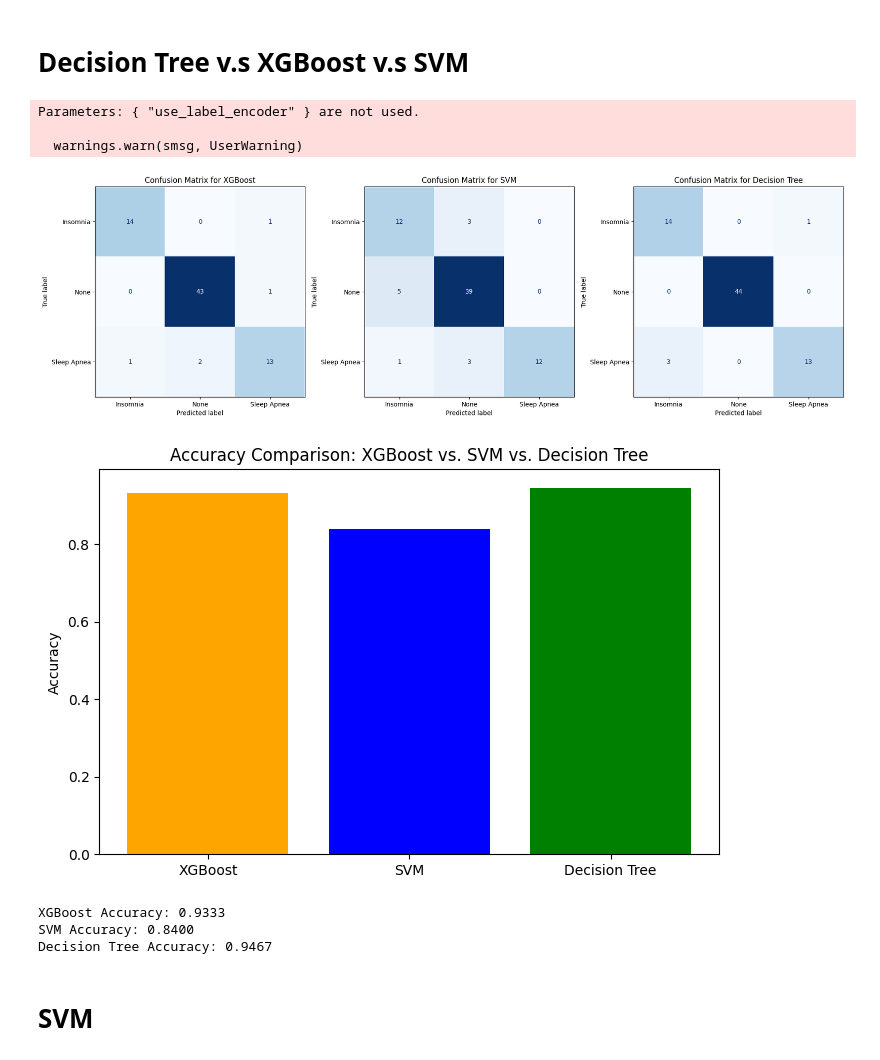
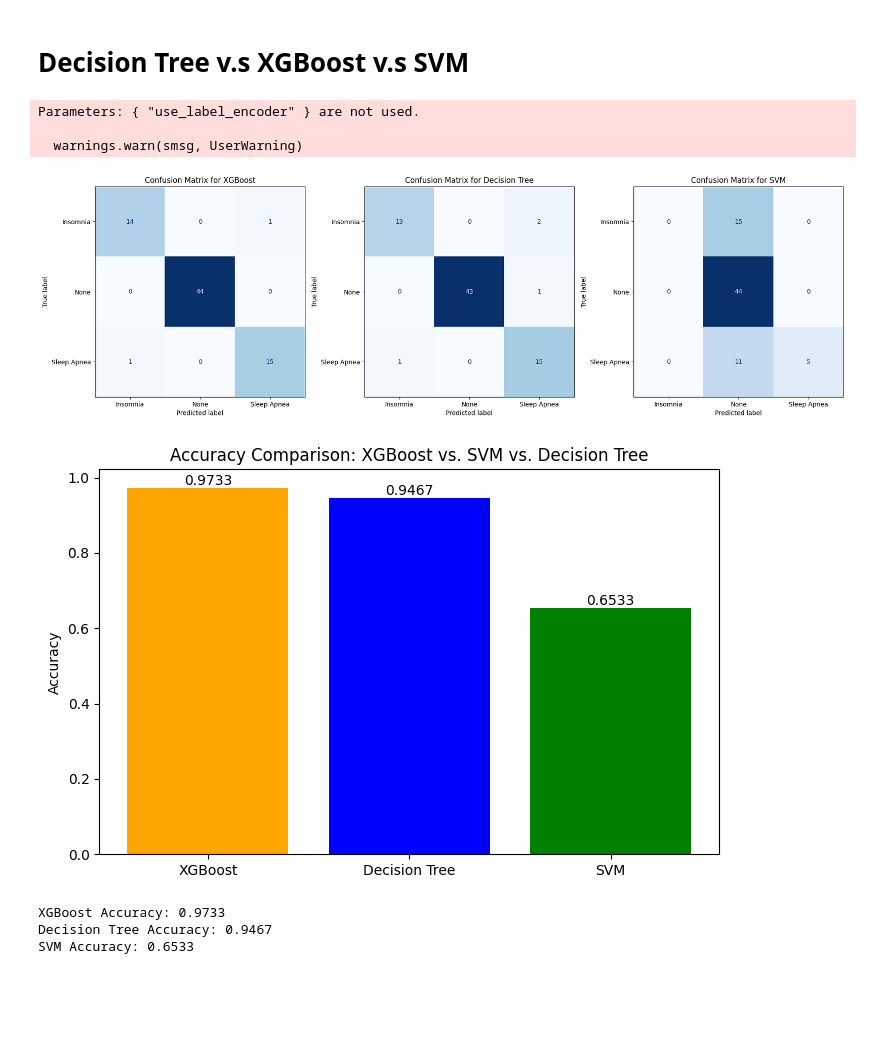
Before and after one commit to JiaLong0209/tku-113-1-statistics-report, a Jupyter notebook: machine_learning.ipynb, the cells around one changed output. Drawn from its saved outputs; the diff is of its cells as text; code cells hidden in the pictures; blank space fills up the shorter version.

Commit message:
Compare model accuracy with and without feature engineering

```diff
--- a/machine_learning.ipynb
+++ b/machine_learning.ipynb
@@ -349,11 +418,12 @@ poly = PolynomialFeatures(degree=2, interaction_only=True, include_bias=False)
 X_poly = poly.fit_transform(X)
 
 # Perform PCA for feature reduction (optional step to handle high-dimensional data)
-pca = PCA(n_components=4)  # Retain original number of features for now
+pca = PCA(n_components=2)  # Retain original number of features for now
 X_pca = pca.fit_transform(X_poly)
+# X_pca = pca.fit_transform(X)
 
 # Re-split the enhanced dataset
-X_train, X_test, y_train, y_test = train_test_split(X_pca, y, test_size=0.2, random_state=42, stratify=y)
+X_train, X_test, y_train, y_test = train_test_split(X_scaled, y, test_size=0.3, random_state=42, stratify=y)
 
 # Train XGBoost with enhanced features
 xgb_model.fit(X_train, y_train)
@@ -381,12 +451,5 @@ for ax, model_name, predictions in zip(
 plt.tight_layout()
 plt.show()
 
-# Bar chart for accuracy comparison
-plt.figure(figsize=(8, 5))
-plt.bar(['XGBoost', 'SVM'], [xgb_accuracy, svm_accuracy], color=['orange', 'blue'])
-plt.ylabel('Accuracy')
-plt.title('Accuracy Comparison: XGBoost vs. SVM')
-plt.show()
-
 xgb_accuracy, svm_accuracy
 # %% [output]
@@ -409,15 +871,15 @@ from sklearn.decomposition import PCA
 from sklearn.model_selection import train_test_split
 
 # Feature Engineering: Add interaction terms
-poly = PolynomialFeatures(degree=3, interaction_only=True, include_bias=False)
-X_poly = poly.fit_transform(X)
+# poly = PolynomialFeatures(degree=1, interaction_only=True, include_bias=False)
+# X_poly = poly.fit_transform(X)
 
-# Perform PCA for dimensionality reduction
-pca = PCA(n_components=4)  # Adjust number of components as needed
-X_pca = pca.fit_transform(X_poly)
+# # Perform PCA for dimensionality reduction
+# pca = PCA(n_components=3)  # Adjust number of components as needed
+# X_pca = pca.fit_transform(X_poly)
 
 # Train-Test Split with enhanced features
-X_train, X_test, y_train, y_test = train_test_split(X_pca, y, test_size=0.2, random_state=42, stratify=y)
+X_train, X_test, y_train, y_test = train_test_split(X, y, test_size=0.2, random_state=42, stratify=y)
 
 # Train XGBoost
 xgb_model = XGBClassifier(use_label_encoder=True, eval_metric='logloss', random_state=42, n_estimators=20, max_depth=4)
@@ -436,41 +898,44 @@ dt_model = DecisionTreeClassifier(random_state=42, max_depth=5)
 dt_model.fit(X_train, y_train)
 dt_predictions = dt_model.predict(X_test)
 dt_accuracy = accuracy_score(y_test, dt_predictions)
 
 # Plot confusion matrices
 fig, axes = plt.subplots(1, 3, figsize=(18, 6))
 
 for ax, model_name, predictions in zip(
     axes,
-    ["XGBoost", "SVM", "Decision Tree"],
-    [xgb_predictions, svm_predictions, dt_predictions]
+    ["XGBoost", "Decision Tree", "SVM"],
+    [xgb_predictions,  dt_predictions, svm_predictions]
 ):
     cm = confusion_matrix(y_test, predictions)
     disp = ConfusionMatrixDisplay(confusion_matrix=cm, display_labels=np.unique(label_encoders["Sleep Disorder"].inverse_transform(y)))
     disp.plot(ax=ax, cmap='Blues', colorbar=False)
     ax.set_title(f"Confusion Matrix for {model_name}")
 
 plt.tight_layout()
 plt.show()
 
 # Accuracy Comparison Bar Chart
 plt.figure(figsize=(8, 5))
-plt.bar(['XGBoost', 'SVM', 'Decision Tree'], [xgb_accuracy, svm_accuracy, dt_accuracy], color=['orange', 'blue', 'green'])
+plt.bar(['XGBoost', 'Decision Tree', 'SVM'], [xgb_accuracy, dt_accuracy, svm_accuracy],color=['orange', 'blue', 'green'])
 plt.ylabel('Accuracy')
 plt.title('Accuracy Comparison: XGBoost vs. SVM vs. Decision Tree')
+
+# Show accuracy values on top of the bars
+for i, accuracy in enumerate([xgb_accuracy, dt_accuracy, svm_accuracy]):
+    plt.text(i, accuracy, f'{accuracy:.4f}', ha='center', va='bottom')
+
 plt.show()
 
 print(f"XGBoost Accuracy: {xgb_accuracy:.4f}")
+print(f"Decision Tree Accuracy: {dt_accuracy:.4f}")
 print(f"SVM Accuracy: {svm_accuracy:.4f}")
-print(f"Decision Tree Accuracy: {dt_accuracy:.4f}")
 # %% [output]
 Parameters: { "use_label_encoder" } are not used.
 
   warnings.warn(smsg, UserWarning)
-[figure, old version]
+[figure, new version]
-[figure, old version]
+[figure, new version]
-XGBoost Accuracy: 0.9333
-SVM Accuracy: 0.8400
+XGBoost Accuracy: 0.9733
 Decision Tree Accuracy: 0.9467
+SVM Accuracy: 0.6533
-# %% [markdown]
-# SVM
```
Also changed, not shown: parts of 27 cells of this notebook, 1 other file.
